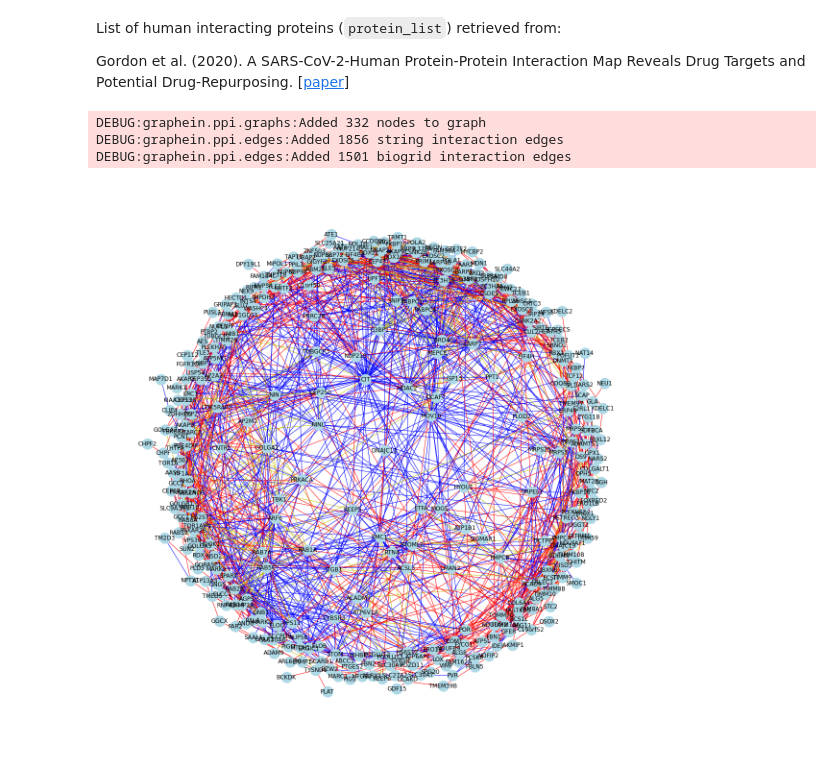
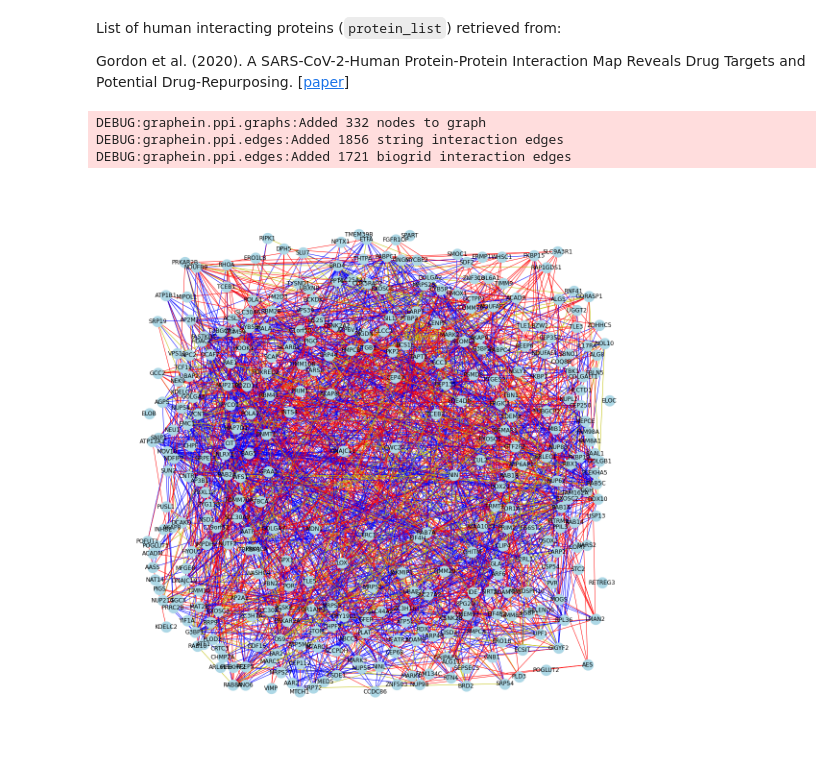
Before and after one commit to a-r-j/graphein, a Jupyter notebook: notebooks/ppi_graph.ipynb, the cells around one changed output. Saved outputs shown, nothing was run; the diff lists cells and outputs as text; code cells hidden in the pictures.

```diff
--- a/notebooks/ppi_graph.ipynb
+++ b/notebooks/ppi_graph.ipynb
@@ -193,34 +202,34 @@ protein_list = ['AP3B1', 'BRD4', 'BRD2', 'CWC27', 'ZC3H18', 'SLC44A2', 'PMPCB',
        'CHPF', 'PUSL1', 'EMC1', 'GGH', 'ERLEC1', 'IL17RA', 'NGLY1',
        'HS6ST2', 'SDF2', 'NEU1', 'GDF15', 'TM2D3', 'ERP44', 'EDEM3',
        'SIL1', 'POFUT1', 'SMOC1', 'PLEKHF2', 'FBXL12', 'UGGT2', 'CHPF2',
        'ADAMTS1', 'HYOU1', 'FKBP7', 'ADAM9', 'FKBP10', 'SLC9A3R1',
        'CHMP2A', 'CSDE1', 'TOMM70', 'MARK3', 'MARK2', 'DPH5', 'DCTPP1',
        'MARK1', 'PTBP2', 'BAG5', 'UBXN8', 'GPAA1', 'WFS1', 'ABCC1',
        'F2RL1', 'SCAP', 'DPY19L1', 'TMEM97', 'SLC30A6', 'TAPT1', 'ERMP1',
        'NLRX1', 'RETREG3', 'PIGO', 'FAR2', 'ECSIT', 'ALG8', 'TMEM39B',
        'GHITM', 'ACAD9', 'NDFIP2', 'BCS1L', 'NDUFAF1', 'TMED5', 'NDUFB9',
        'PIGS']
 
 config = PPIGraphConfig()
 
-g = compute_ppi_graph(config=config, protein_list=protein_list, edge_construction_funcs= edge_construction_funcs)
+g = compute_ppi_graph(config=config, protein_list=protein_list, edge_construction_funcs=edge_construction_funcs)
 
 # Plot output network
 plt.figure(figsize=(16, 16))
-nx_pos = nx.spring_layout(g, pos=nx_pos, k=0.5, iterations=3)
+nx_pos = nx.spring_layout(g, k=0.5, iterations=3)
 
 edge_colors = [
     "r"
     if g[u][v]["kind"] == {"string"}
     else "b"
     if g[u][v]["kind"] == {"biogrid"}
     else "y"
     for u, v in g.edges()
 ]
 
 nx.draw(g, nx_pos, with_labels=True, node_color="lightblue", edge_color=edge_colors, node_size=500)
 # %% [output]
 DEBUG:graphein.ppi.graphs:Added 332 nodes to graph
 DEBUG:graphein.ppi.edges:Added 1856 string interaction edges
-DEBUG:graphein.ppi.edges:Added 1501 biogrid interaction edges
+DEBUG:graphein.ppi.edges:Added 1721 biogrid interaction edges
-[figure, old version]
+[figure, new version]
```
Also changed, not shown: parts of 6 cells of this notebook.
